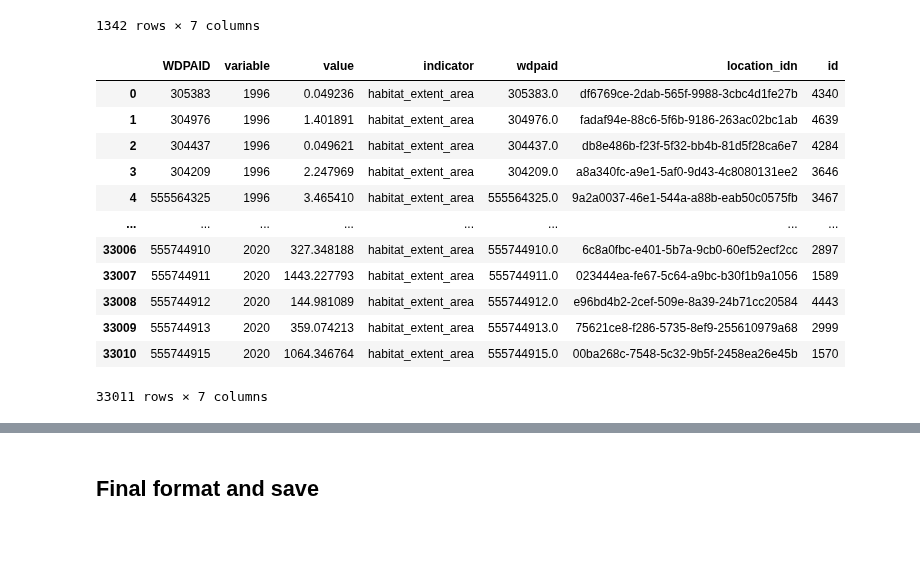
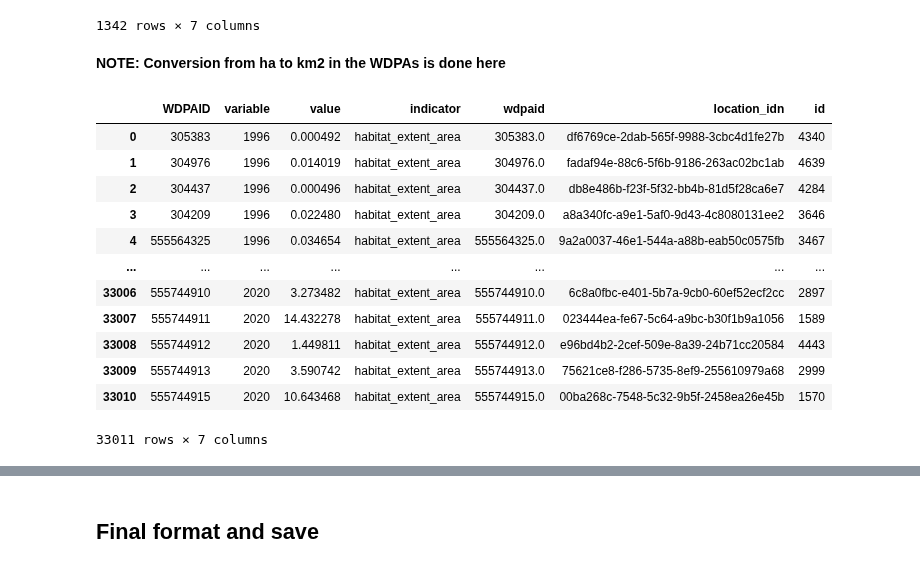
Before and after one commit to Vizzuality/mangrove-atlas, a Jupyter notebook: data/notebooks/Lab/data_processing/widgets-v2/v2_widget_extent.ipynb, the cells around one changed output, grey strips where cells are left out. Cells and saved outputs as stored; diff of their text form; code cells hidden in the pictures; blank space fills up the shorter version.

Commit message:
fix wdpa extent

```diff
--- a/data/notebooks/Lab/data_processing/widgets-v2/v2_widget_extent.ipynb
+++ b/data/notebooks/Lab/data_processing/widgets-v2/v2_widget_extent.ipynb
@@ -201,22 +206,25 @@ mang_df_final
 | 1340 | NCL | 2020 | 334.133024 | habitat_extent_area | NCL | 60cd6ddd-30aa-5c25-b5cd-37de84804490 | 2751 |
 | 1341 | WLF | 2020 | 0.293624 | habitat_extent_area | WLF | d2bd210a-b1fb-5428-9498-515e1621c557 | 4170 |
 1342 rows × 7 columns
+# %% [markdown]
+**NOTE: Conversion from ha to km2 in the WDPAs is done here**
 # %%
 wdpa_df_final = wdpa_df_long.merge(locations_wdpa, left_on='WDPAID', right_on='wdpaid', how='left')
 wdpa_df_final = wdpa_df_final.merge(api_locs, on='location_idn', how='left')
 wdpa_df_final = wdpa_df_final[wdpa_df_final.id.notna()]
+wdpa_df_final['value'] = wdpa_df_final['value'] / 100 # Convert from ha to km2
 wdpa_df_final
 # %% [output]
 |  | WDPAID | variable | value | indicator | wdpaid | location_idn | id |
-| 0 | 305383 | 1996 | 0.049236 | habitat_extent_area | 305383.0 | df6769ce-2dab-565f-9988-3cbc4d1fe27b | 4340 |
-| 1 | 304976 | 1996 | 1.401891 | habitat_extent_area | 304976.0 | fadaf94e-88c6-5f6b-9186-263ac02bc1ab | 4639 |
-| 2 | 304437 | 1996 | 0.049621 | habitat_extent_area | 304437.0 | db8e486b-f23f-5f32-bb4b-81d5f28ca6e7 | 4284 |
-| 3 | 304209 | 1996 | 2.247969 | habitat_extent_area | 304209.0 | a8a340fc-a9e1-5af0-9d43-4c8080131ee2 | 3646 |
-| 4 | 555564325 | 1996 | 3.465410 | habitat_extent_area | 555564325.0 | 9a2a0037-46e1-544a-a88b-eab50c0575fb | 3467 |
+| 0 | 305383 | 1996 | 0.000492 | habitat_extent_area | 305383.0 | df6769ce-2dab-565f-9988-3cbc4d1fe27b | 4340 |
+| 1 | 304976 | 1996 | 0.014019 | habitat_extent_area | 304976.0 | fadaf94e-88c6-5f6b-9186-263ac02bc1ab | 4639 |
+| 2 | 304437 | 1996 | 0.000496 | habitat_extent_area | 304437.0 | db8e486b-f23f-5f32-bb4b-81d5f28ca6e7 | 4284 |
+| 3 | 304209 | 1996 | 0.022480 | habitat_extent_area | 304209.0 | a8a340fc-a9e1-5af0-9d43-4c8080131ee2 | 3646 |
+| 4 | 555564325 | 1996 | 0.034654 | habitat_extent_area | 555564325.0 | 9a2a0037-46e1-544a-a88b-eab50c0575fb | 3467 |
 | ... | ... | ... | ... | ... | ... | ... | ... |
-| 33006 | 555744910 | 2020 | 327.348188 | habitat_extent_area | 555744910.0 | 6c8a0fbc-e401-5b7a-9cb0-60ef52ecf2cc | 2897 |
-| 33007 | 555744911 | 2020 | 1443.227793 | habitat_extent_area | 555744911.0 | 023444ea-fe67-5c64-a9bc-b30f1b9a1056 | 1589 |
-| 33008 | 555744912 | 2020 | 144.981089 | habitat_extent_area | 555744912.0 | e96bd4b2-2cef-509e-8a39-24b71cc20584 | 4443 |
-| 33009 | 555744913 | 2020 | 359.074213 | habitat_extent_area | 555744913.0 | 75621ce8-f286-5735-8ef9-255610979a68 | 2999 |
-| 33010 | 555744915 | 2020 | 1064.346764 | habitat_extent_area | 555744915.0 | 00ba268c-7548-5c32-9b5f-2458ea26e45b | 1570 |
+| 33006 | 555744910 | 2020 | 3.273482 | habitat_extent_area | 555744910.0 | 6c8a0fbc-e401-5b7a-9cb0-60ef52ecf2cc | 2897 |
+| 33007 | 555744911 | 2020 | 14.432278 | habitat_extent_area | 555744911.0 | 023444ea-fe67-5c64-a9bc-b30f1b9a1056 | 1589 |
+| 33008 | 555744912 | 2020 | 1.449811 | habitat_extent_area | 555744912.0 | e96bd4b2-2cef-509e-8a39-24b71cc20584 | 4443 |
+| 33009 | 555744913 | 2020 | 3.590742 | habitat_extent_area | 555744913.0 | 75621ce8-f286-5735-8ef9-255610979a68 | 2999 |
+| 33010 | 555744915 | 2020 | 10.643468 | habitat_extent_area | 555744915.0 | 00ba268c-7548-5c32-9b5f-2458ea26e45b | 1570 |
 33011 rows × 7 columns
```
Also changed, not shown: parts of 15 cells of this notebook.
